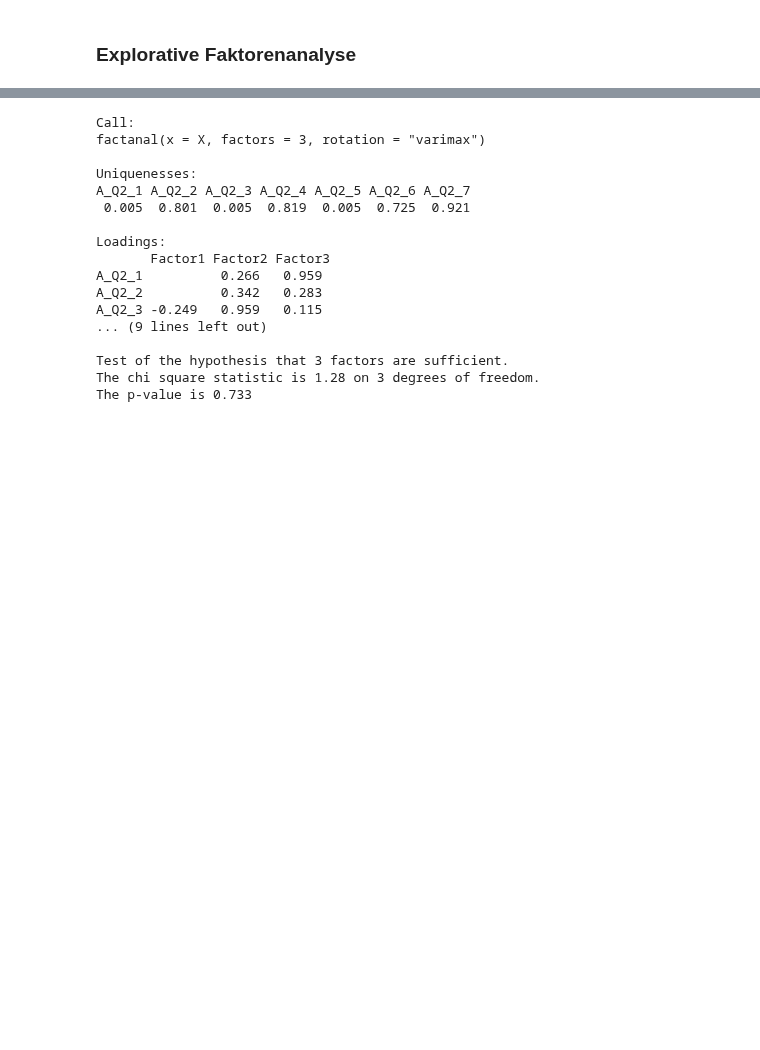
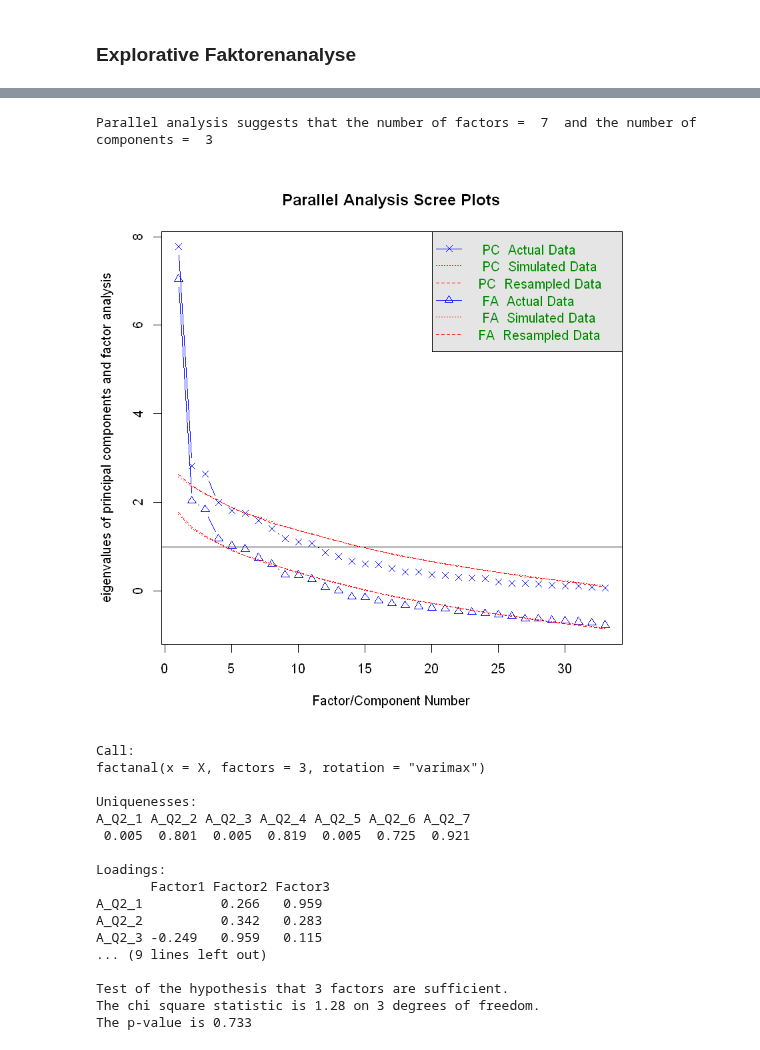
Before and after one commit to martinakienberger/Dissertation_LIS, a Jupyter notebook: IRT.ipynb, the cells around one changed output, grey strips where cells are left out. Cells and saved outputs as stored; diff of their text form; code cells hidden in the pictures; blank space fills up the shorter version.

```diff
--- a/IRT.ipynb
+++ b/IRT.ipynb
@@ -97,0 +90,7 @@ The following objects are masked from 'package:base':
+# %%
+convert_data <- function(df,cols){
+    X <- df[,cols]
+    X <- do.call(cbind.data.frame,lapply(X,function(x) as.integer(as.character(x))))
+    colnames(X) <- colnames(df)[cols]
+    X
+}
@@ -98,3 +120,8 @@ The following objects are masked from 'package:base':
+# %%
+items.parallel <- fa.parallel(convert_data(MyData,vec_AQ3), fa="both")
+# %% [output]
+Parallel analysis suggests that the number of factors =  7  and the number of components =  3
+[figure, added]
 # %%
 X <- MyData[,vec_AQ2]
 X <- do.call(cbind.data.frame,lapply(X,function(x) as.integer(as.character(x))))
```
Also changed, not shown: parts of 19 cells of this notebook.
